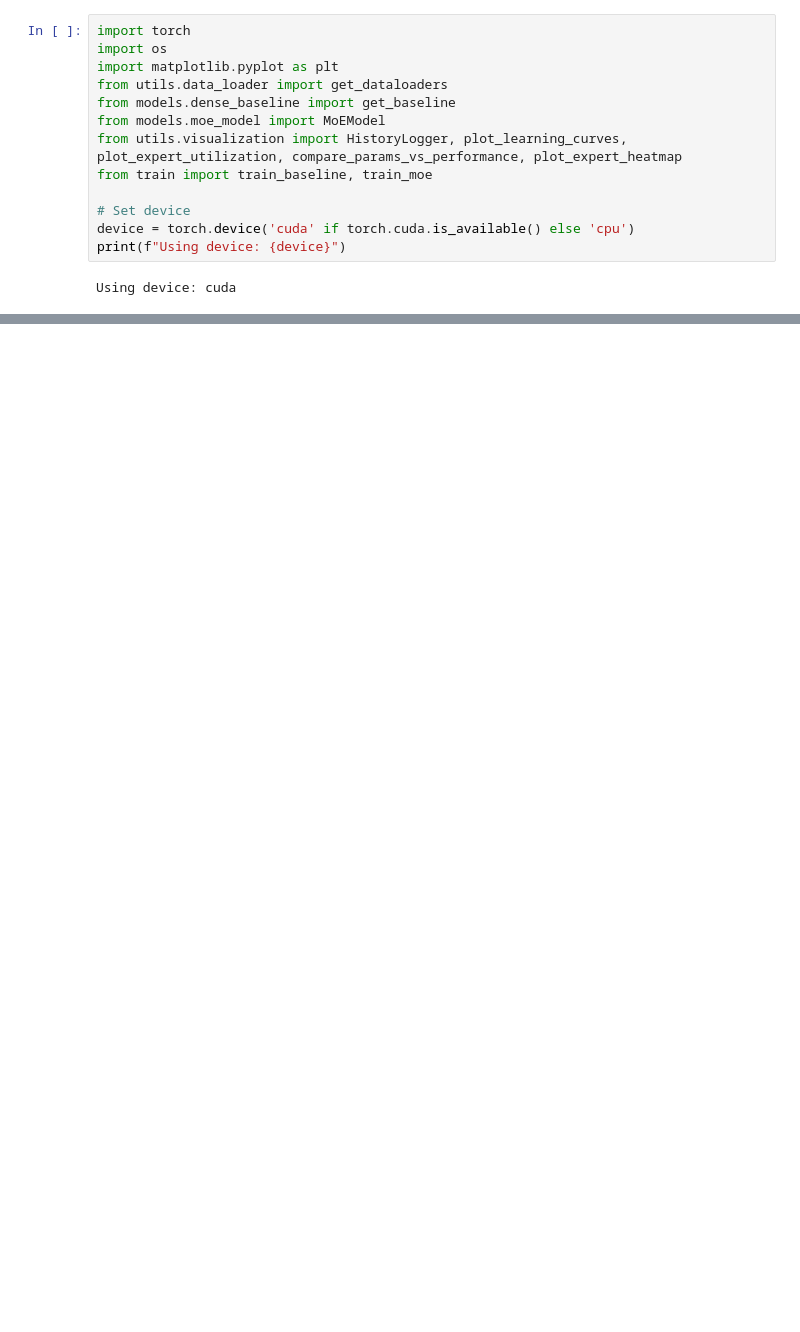
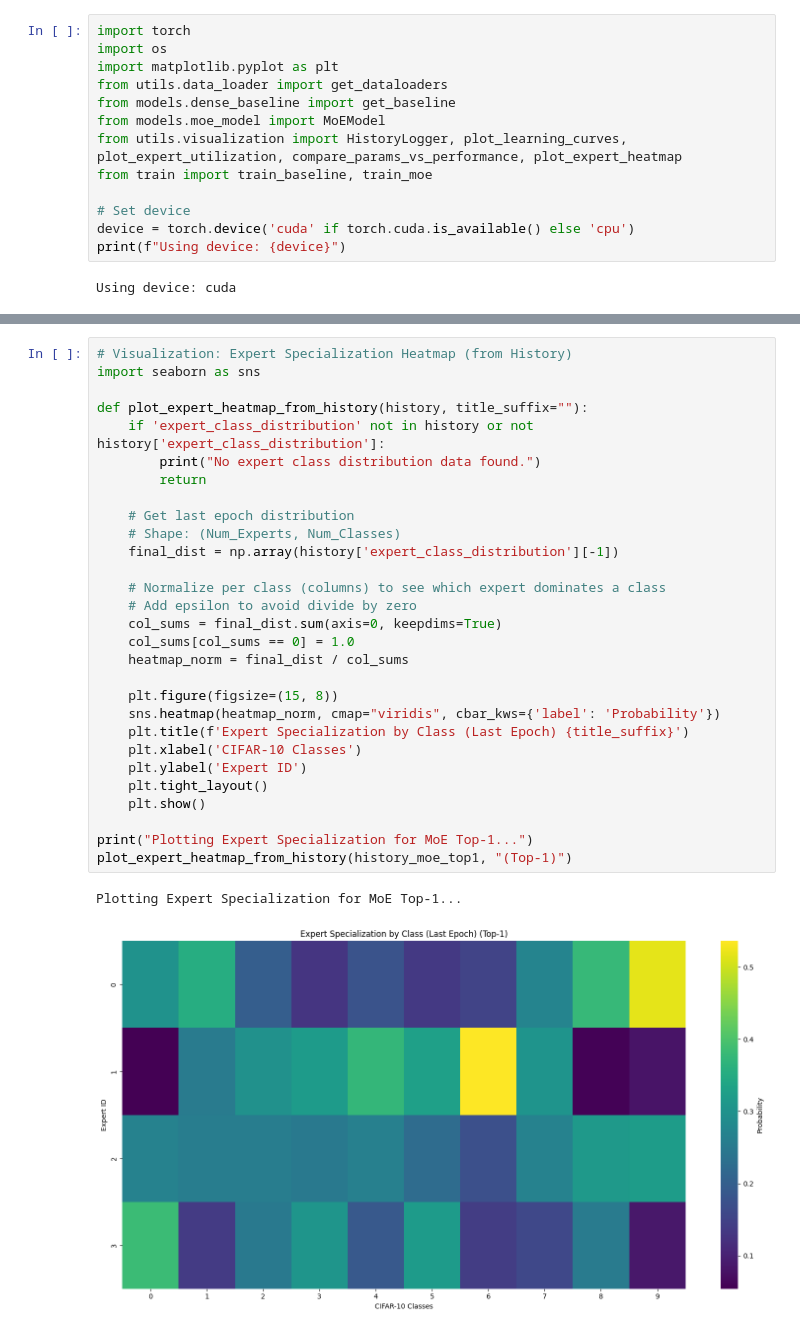
Before and after one commit to Roirtur/RoinisMoEAI, a Jupyter notebook: test_process.ipynb, the cells around one changed output, grey strips where cells are left out. Cells and saved outputs as stored; diff of their text form; blank space fills up the shorter version.

```diff
--- a/test_process.ipynb
+++ b/test_process.ipynb
@@ -302,0 +330,32 @@ Conclusion: MoE is strictly more efficient. Top-2 costs 2x expert compute of Top
+# %%
+# Visualization: Expert Specialization Heatmap (from History)
+import seaborn as sns
+
+def plot_expert_heatmap_from_history(history, title_suffix=""):
+    if 'expert_class_distribution' not in history or not history['expert_class_distribution']:
+        print("No expert class distribution data found.")
+        return
+
+    # Get last epoch distribution
+    # Shape: (Num_Experts, Num_Classes)
+    final_dist = np.array(history['expert_class_distribution'][-1])
+
+    # Normalize per class (columns) to see which expert dominates a class
+    # Add epsilon to avoid divide by zero
+    col_sums = final_dist.sum(axis=0, keepdims=True)
+    col_sums[col_sums == 0] = 1.0
+    heatmap_norm = final_dist / col_sums
+
+    plt.figure(figsize=(15, 8))
+    sns.heatmap(heatmap_norm, cmap="viridis", cbar_kws={'label': 'Probability'})
+    plt.title(f'Expert Specialization by Class (Last Epoch) {title_suffix}')
+    plt.xlabel('CIFAR-10 Classes')
+    plt.ylabel('Expert ID')
+    plt.tight_layout()
+    plt.show()
+
+print("Plotting Expert Specialization for MoE Top-1...")
+plot_expert_heatmap_from_history(history_moe_top1, "(Top-1)")
+# %% [output]
+Plotting Expert Specialization for MoE Top-1...
+[figure, added]
```
Also changed, not shown: parts of 14 cells of this notebook, 9 other files.
